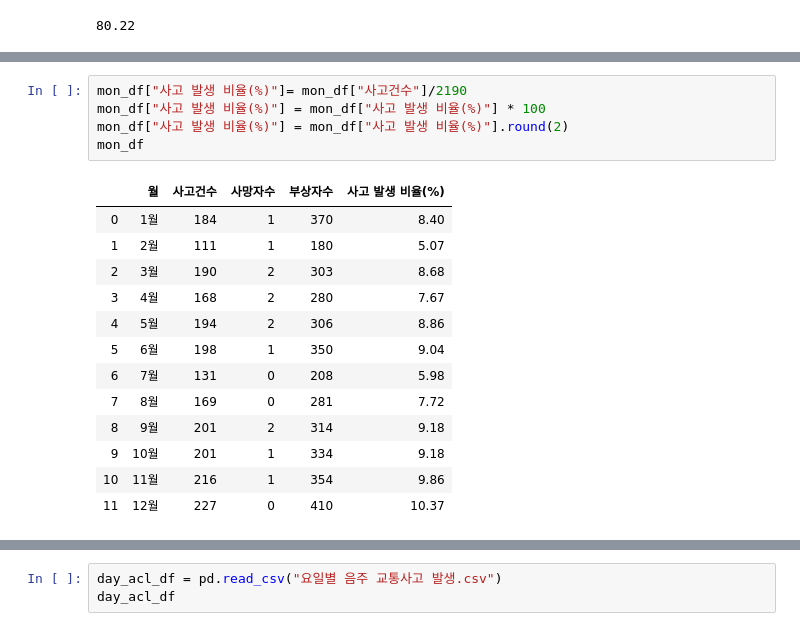
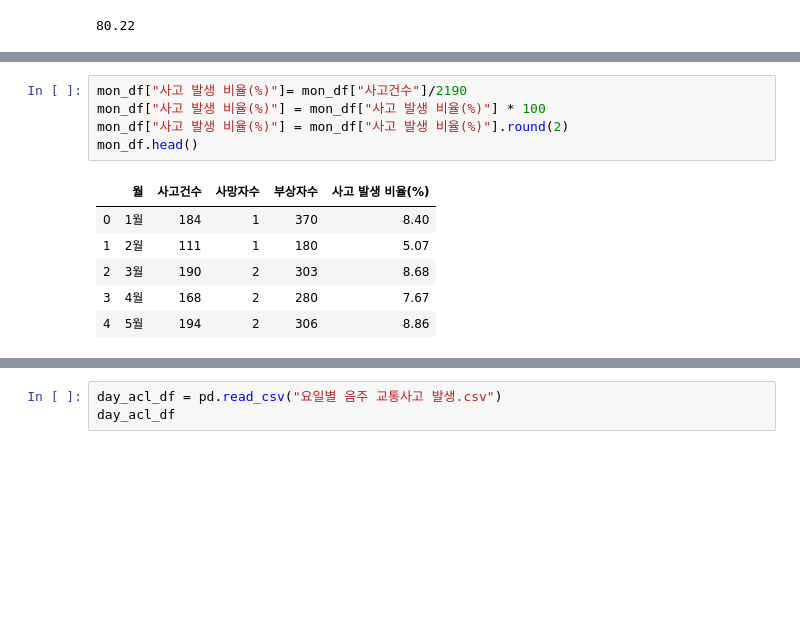
Before and after one commit to jeonprize/Accident, a Jupyter notebook: acl_accident.ipynb, the cells around one changed output, grey strips where cells are left out. Drawn from its saved outputs; the diff is of its cells as text; blank space fills up the shorter version.

```diff
--- a/acl_accident.ipynb
+++ b/acl_accident.ipynb
@@ -439,22 +434,15 @@ mon_df
 # %%
 mon_df["사고 발생 비율(%)"]= mon_df["사고건수"]/2190
 mon_df["사고 발생 비율(%)"] = mon_df["사고 발생 비율(%)"] * 100
 mon_df["사고 발생 비율(%)"] = mon_df["사고 발생 비율(%)"].round(2)
-mon_df
+mon_df.head()
 # %% [output]
 |  | 월 | 사고건수 | 사망자수 | 부상자수 | 사고 발생 비율(%) |
 | 0 | 1월 | 184 | 1 | 370 | 8.40 |
 | 1 | 2월 | 111 | 1 | 180 | 5.07 |
 | 2 | 3월 | 190 | 2 | 303 | 8.68 |
 | 3 | 4월 | 168 | 2 | 280 | 7.67 |
 | 4 | 5월 | 194 | 2 | 306 | 8.86 |
-| 5 | 6월 | 198 | 1 | 350 | 9.04 |
-| 6 | 7월 | 131 | 0 | 208 | 5.98 |
-| 7 | 8월 | 169 | 0 | 281 | 7.72 |
-| 8 | 9월 | 201 | 2 | 314 | 9.18 |
-| 9 | 10월 | 201 | 1 | 334 | 9.18 |
-| 10 | 11월 | 216 | 1 | 354 | 9.86 |
-| 11 | 12월 | 227 | 0 | 410 | 10.37 |
 # %%
 plt.figure(figsize=(12,4))
 plt.plot(mon_df["월"],mon_df["사고 발생 비율(%)"],marker='o',markerfacecolor='w')
```
Also changed, not shown: parts of 7 cells of this notebook.
